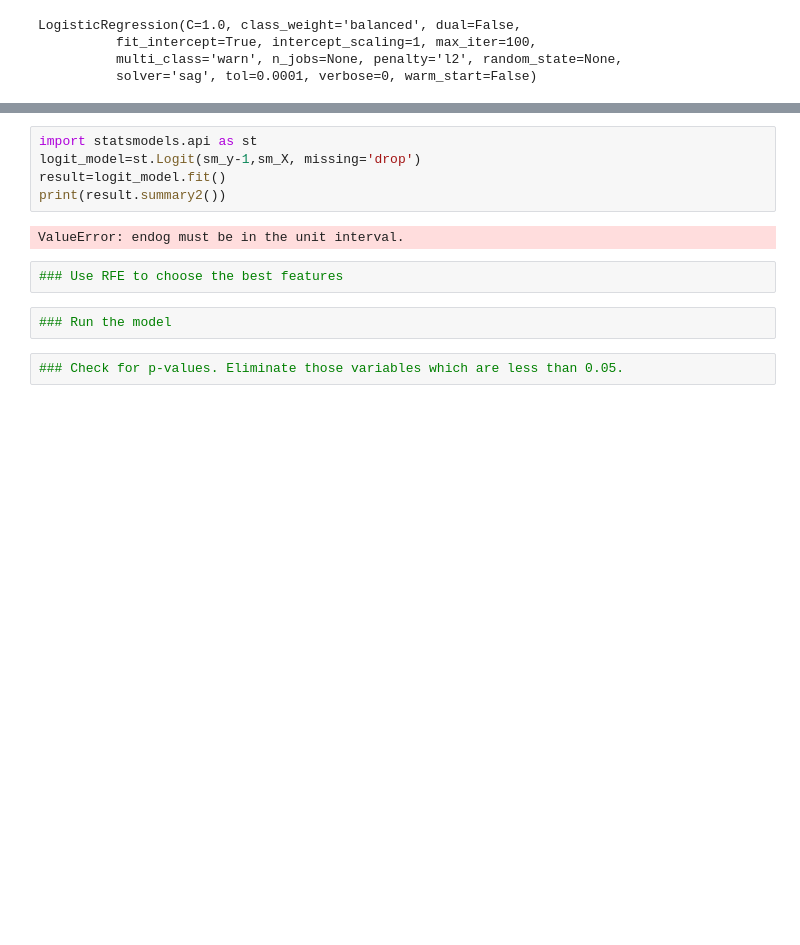
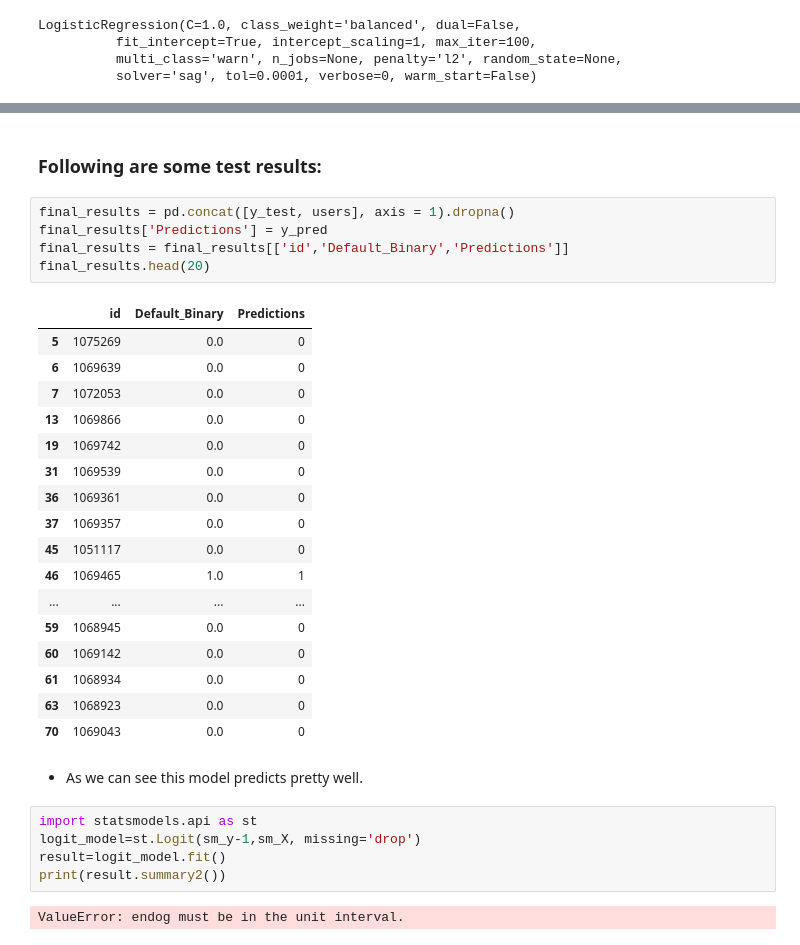
Before and after one commit to sanjogh777/Project1, a Jupyter notebook: Machine Learning/ML Model.ipynb, the cells around one changed output, grey strips where cells are left out. Cells and saved outputs as stored; diff of their text form; blank space fills up the shorter version.

```diff
--- a/Machine Learning/ML Model.ipynb
+++ b/Machine Learning/ML Model.ipynb
@@ -152,3 +230,30 @@ LogisticRegression(C=1.0, class_weight='balanced', dual=False,
+# %% [markdown]
+### Following are some test results:
+# %%
+final_results = pd.concat([y_test, users], axis = 1).dropna()
+final_results['Predictions'] = y_pred
+final_results = final_results[['id','Default_Binary','Predictions']]
+final_results.head(20)
+# %% [output]
+|  | id | Default_Binary | Predictions |
+| 5 | 1075269 | 0.0 | 0 |
+| 6 | 1069639 | 0.0 | 0 |
+| 7 | 1072053 | 0.0 | 0 |
+| 13 | 1069866 | 0.0 | 0 |
+| 19 | 1069742 | 0.0 | 0 |
+| 31 | 1069539 | 0.0 | 0 |
+| 36 | 1069361 | 0.0 | 0 |
+| 37 | 1069357 | 0.0 | 0 |
+| 45 | 1051117 | 0.0 | 0 |
+| 46 | 1069465 | 1.0 | 1 |
+| ... | ... | ... | ... |
+| 59 | 1068945 | 0.0 | 0 |
+| 60 | 1069142 | 0.0 | 0 |
+| 61 | 1068934 | 0.0 | 0 |
+| 63 | 1068923 | 0.0 | 0 |
+| 70 | 1069043 | 0.0 | 0 |
+# %% [markdown]
+* As we can see this model predicts pretty well.
 # %%
 import statsmodels.api as st
 logit_model=st.Logit(sm_y-1,sm_X, missing='drop')
@@ -156,9 +261,3 @@ result=logit_model.fit()
 print(result.summary2())
 # %% [output]
 ValueError: endog must be in the unit interval.
-# %%
-### Use RFE to choose the best features
-# %%
-### Run the model
-# %%
-### Check for p-values. Eliminate those variables which are less than 0.05.
```
Also changed, not shown: parts of 42 cells of this notebook.
